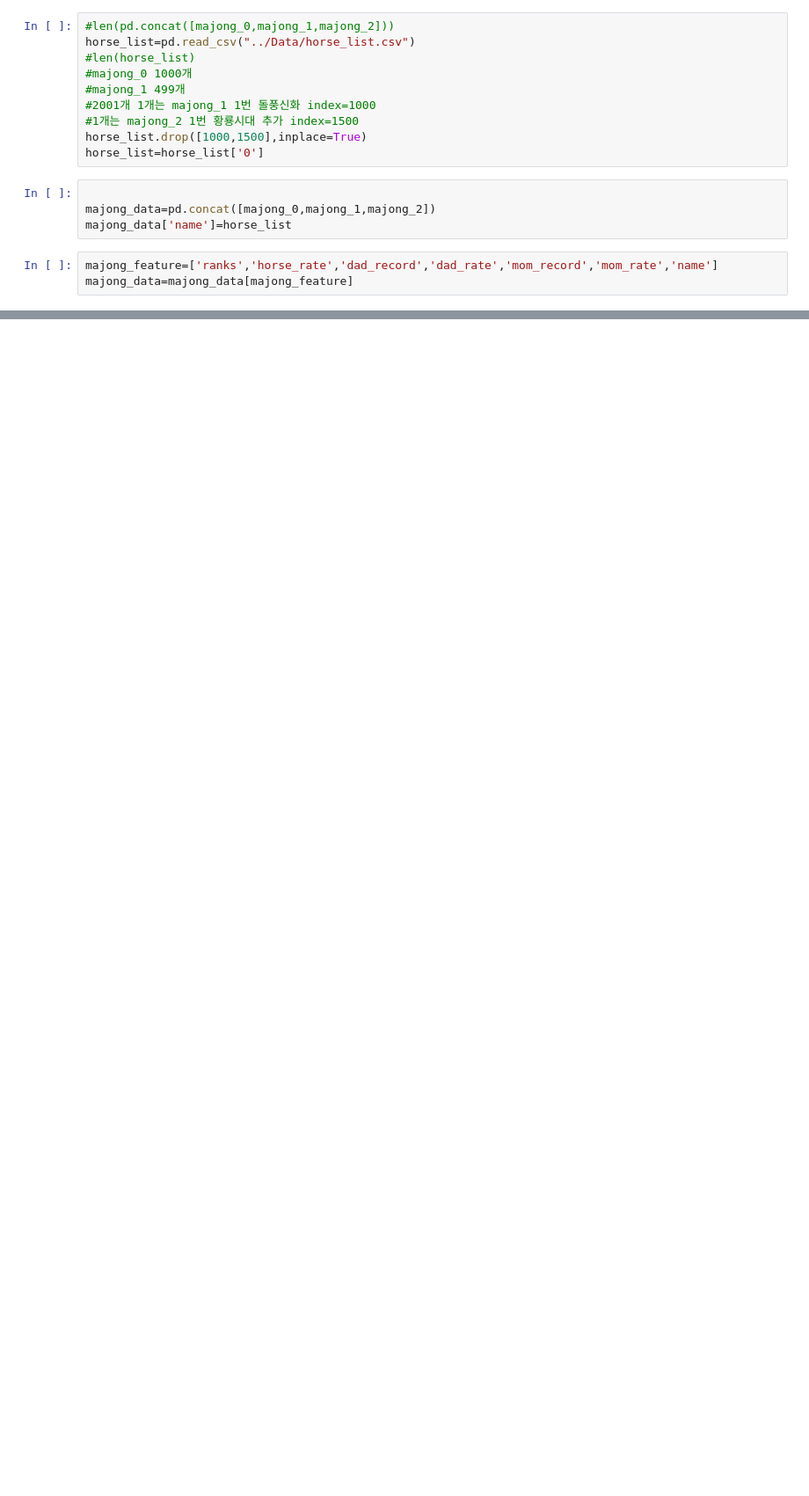
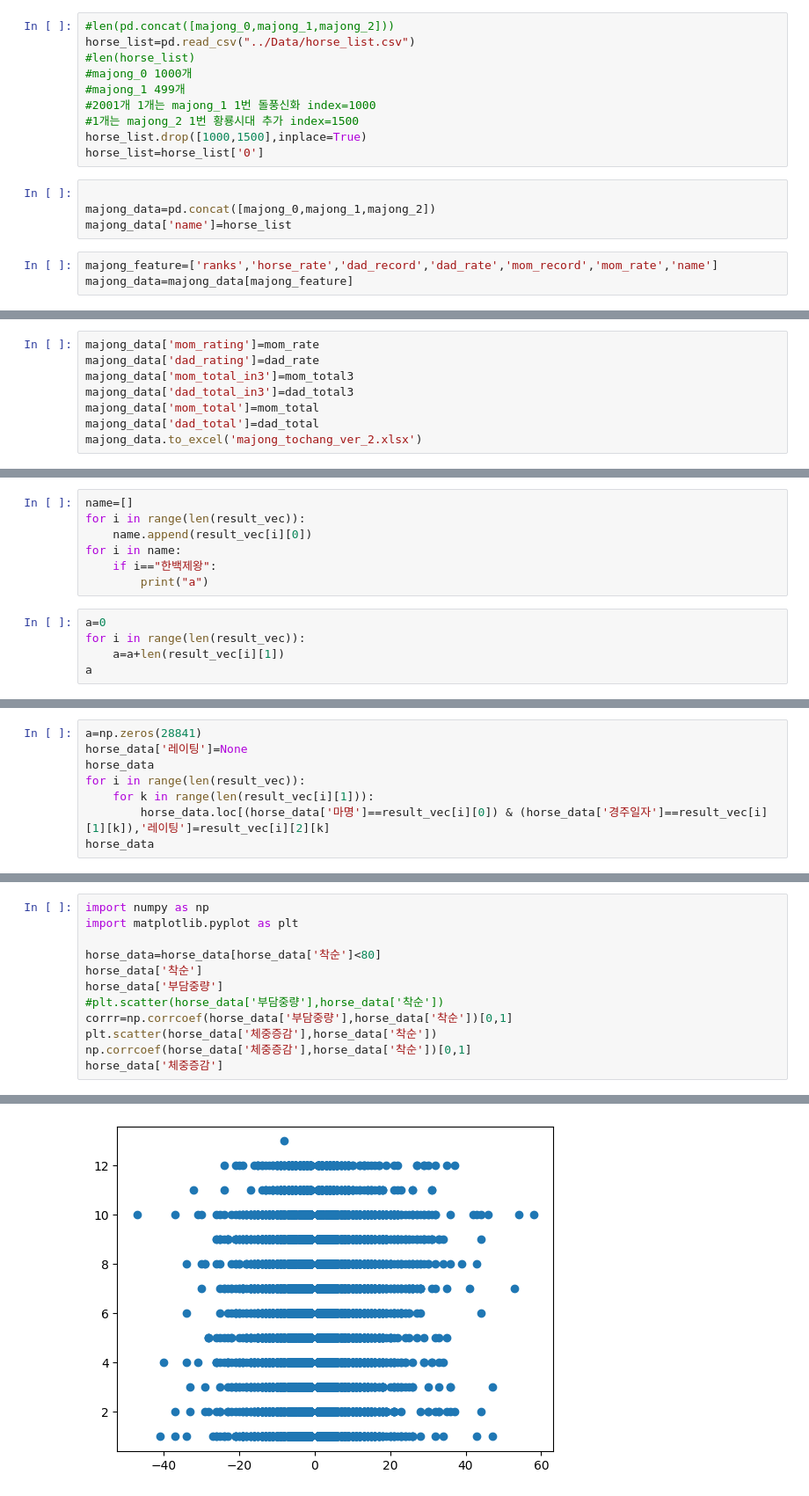
Before and after one commit to chomgid/HorceRacingPrediction2023, a Jupyter notebook: Jaehoon/horse_data_EDA.ipynb, the cells around one changed output, grey strips where cells are left out. Shown at 88% size. Drawn from its saved outputs; the diff is of its cells as text; blank space fills up the shorter version.

```diff
--- a/Jaehoon/horse_data_EDA.ipynb
+++ b/Jaehoon/horse_data_EDA.ipynb
@@ -203,0 +186,8 @@ majong_data
+# %%
+majong_data['mom_rating']=mom_rate
+majong_data['dad_rating']=dad_rate
+majong_data['mom_total_in3']=mom_total3
+majong_data['dad_total_in3']=dad_total3
+majong_data['mom_total']=mom_total
+majong_data['dad_total']=dad_total
+majong_data.to_excel('majong_tochang_ver_2.xlsx')
@@ -203,0 +218,12 @@ majong_data
+# %%
+name=[]
+for i in range(len(result_vec)):
+    name.append(result_vec[i][0])
+for i in name:
+    if i=="한백제왕":
+        print("a")
+# %%
+a=0
+for i in range(len(result_vec)):
+    a=a+len(result_vec[i][1])
+a
@@ -203,0 +232,8 @@ majong_data
+# %%
+a=np.zeros(28841)
+horse_data['레이팅']=None
+horse_data
+for i in range(len(result_vec)):
+    for k in range(len(result_vec[i][1])):
+        horse_data.loc[(horse_data['마명']==result_vec[i][0]) & (horse_data['경주일자']==result_vec[i][1][k]),'레이팅']=result_vec[i][2][k]
+horse_data
@@ -203,0 +286,13 @@ majong_data
+# %%
+import numpy as np
+import matplotlib.pyplot as plt
+
+horse_data=horse_data[horse_data['착순']<80]
+horse_data['착순']
+horse_data['부담중량']
+#plt.scatter(horse_data['부담중량'],horse_data['착순'])
+corrr=np.corrcoef(horse_data['부담중량'],horse_data['착순'])[0,1]
+plt.scatter(horse_data['체중증감'],horse_data['착순'])
+np.corrcoef(horse_data['체중증감'],horse_data['착순'])[0,1]
+horse_data['체중증감']
+# %% [output]
@@ -203,0 +311 @@ majong_data
+[figure, added]
```
Also changed, not shown: parts of 11 cells of this notebook.
